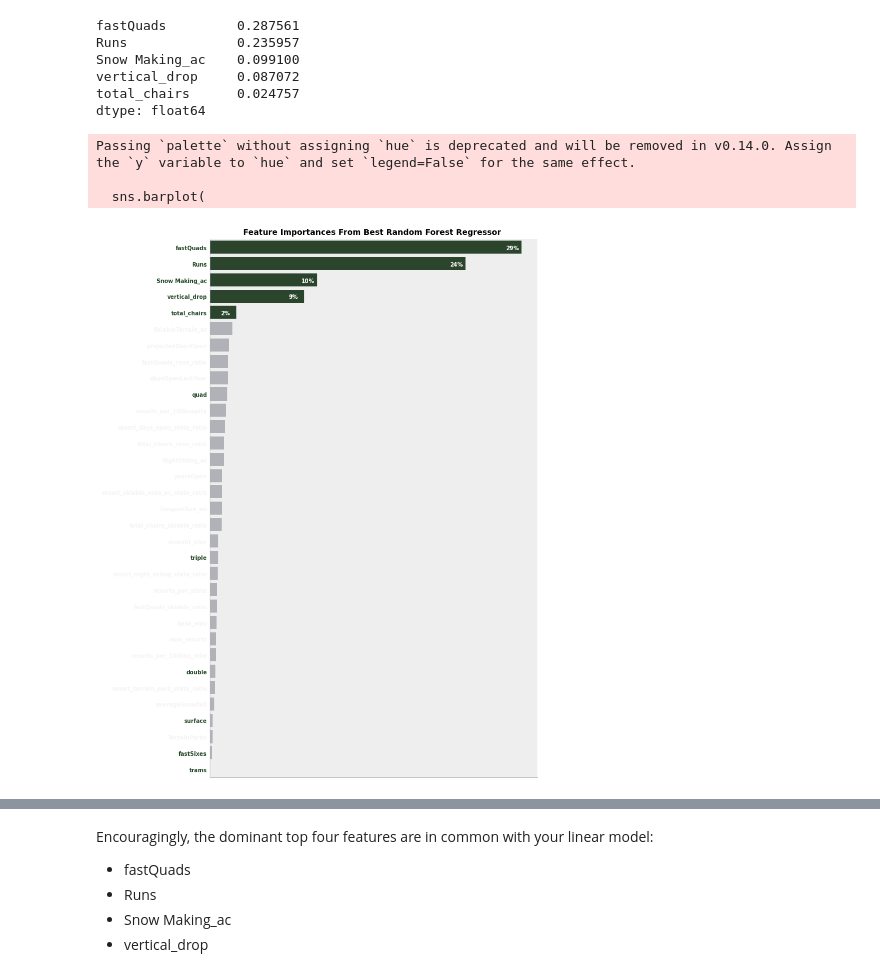
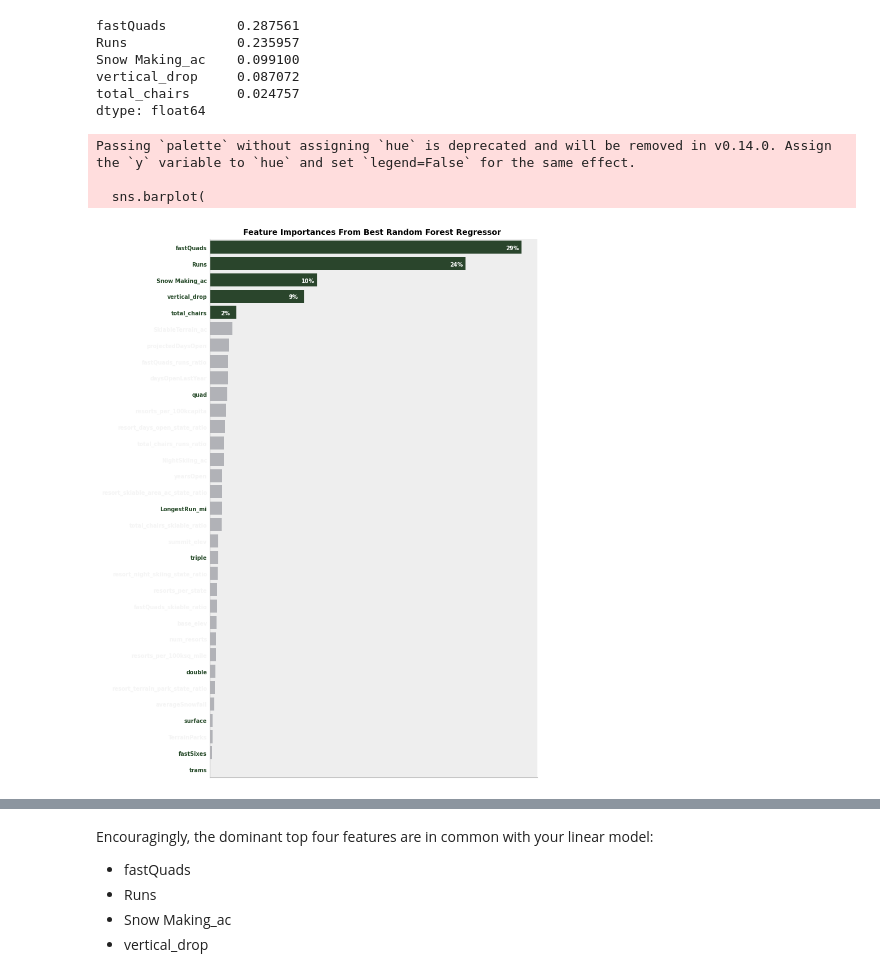
Before and after one commit to jonnross88/DataScienceGuidedCapstone, a Jupyter notebook: Notebooks/04_preprocessing_and_training.ipynb, the cells around one changed output, grey strips where cells are left out. Cells and saved outputs as stored; diff of their text form; code cells hidden in the pictures.

```diff
--- a/Notebooks/04_preprocessing_and_training.ipynb
+++ b/Notebooks/04_preprocessing_and_training.ipynb
@@ -1363,6 +1365,8 @@ chair_columns = [
     "surface",
     "total_chairs",
 ]
+# %%
+cols_to_highlight = chair_columns + ski_data_corr_top5.tolist() + ["LongestRun_mi"]
 # %%
 # An alternative demonstation of the barplot above
 fig, ax = plt.subplots(figsize=(8, 10))
@@ -1375,36 +1379,37 @@ sns.barplot(
 )
 sns.despine()
 for label in plt.gca().get_yticklabels():
-    if label.get_text() in chair_columns or label.get_text() in ski_data_corr_top5:
+    # if label.get_text() in chair_columns or label.get_text() in ski_data_corr_top5:
+    if label.get_text() in cols_to_highlight:
         label.set_color(highlight_color)
     else:
         label.set_color("whitesmoke")
 plt.ylabel("")
 # plt.xlabel("Feature Importances")
 plt.xlabel("")
 plt.xticks([])
 plt.title("feature importances from Best random forest regressor ".title())
 for i, (x_val, y_val) in enumerate(zip(rf_feat_imps.values, rf_feat_imps.index)):
     if y_val in ski_data_corr_top5:
         plt.annotate(
             text=f"{x_val:.0%}",
             color="white",
             xy=((x_val, i)),
             weight="normal",
             xytext=(-20, -3),
             textcoords="offset points",
             fontproperties={"size": 7},
         )
 
 
 plt.tight_layout()
 plt.savefig("../images/rf_feature_importances_hbar.svg")
 plt.show()
 # %% [output]
 Passing `palette` without assigning `hue` is deprecated and will be removed in v0.14.0. Assign the `y` variable to `hue` and set `legend=False` for the same effect.
 
   sns.barplot(
-[figure, old version]
+[figure, new version]
 # %%
 # import hvplot.pandas
 
```
Also changed, not shown: parts of 2 cells of this notebook, 9 other files.
